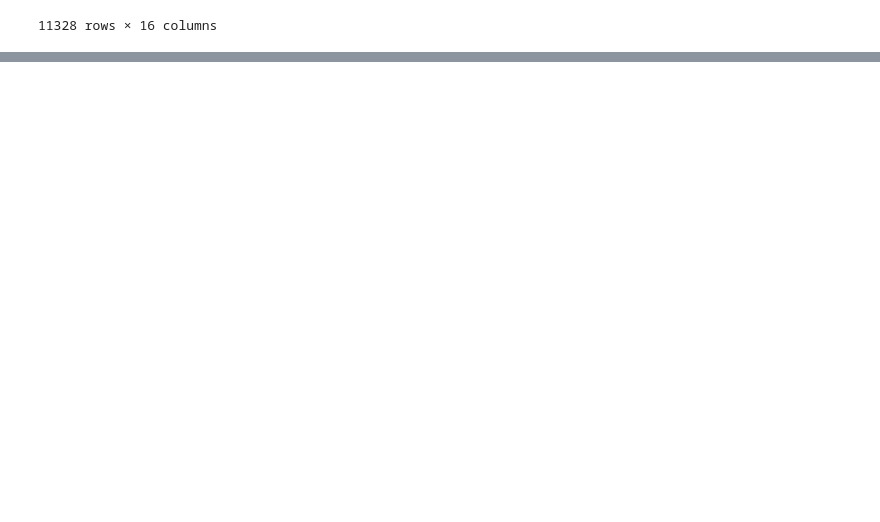
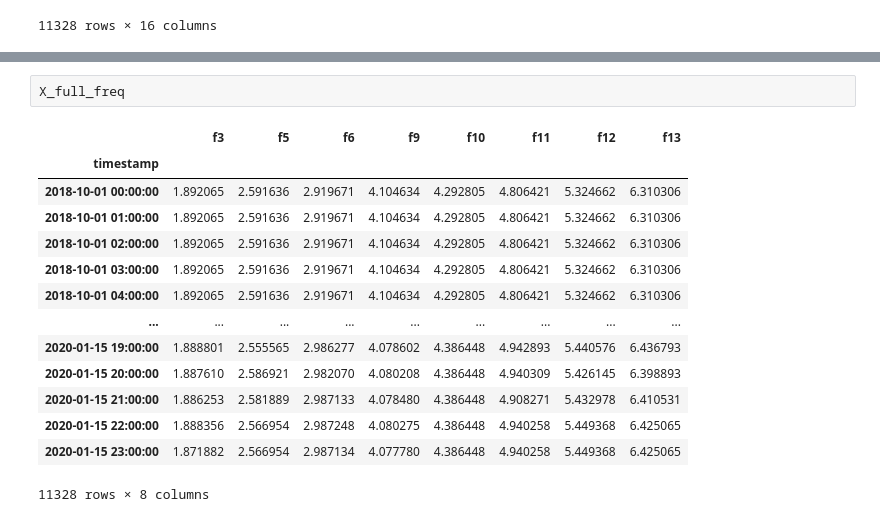
Before and after one commit to justforprogramming07-code/shm-anomaly-detection, a Jupyter notebook: nbs/02_isolation_forest.ipynb, the cells around one changed output, grey strips where cells are left out. Drawn from its saved outputs; the diff is of its cells as text; blank space fills up the shorter version.

```diff
--- a/nbs/02_isolation_forest.ipynb
+++ b/nbs/02_isolation_forest.ipynb
@@ -387,0 +215,17 @@ import nbdev; nbdev.nbdev_export()
+# %%
+X_full_freq
+# %% [output]
+|  | f3 | f5 | f6 | f9 | f10 | f11 | f12 | f13 |
+| timestamp |  |  |  |  |  |  |  |  |
+| 2018-10-01 00:00:00 | 1.892065 | 2.591636 | 2.919671 | 4.104634 | 4.292805 | 4.806421 | 5.324662 | 6.310306 |
+| 2018-10-01 01:00:00 | 1.892065 | 2.591636 | 2.919671 | 4.104634 | 4.292805 | 4.806421 | 5.324662 | 6.310306 |
+| 2018-10-01 02:00:00 | 1.892065 | 2.591636 | 2.919671 | 4.104634 | 4.292805 | 4.806421 | 5.324662 | 6.310306 |
+| 2018-10-01 03:00:00 | 1.892065 | 2.591636 | 2.919671 | 4.104634 | 4.292805 | 4.806421 | 5.324662 | 6.310306 |
+| 2018-10-01 04:00:00 | 1.892065 | 2.591636 | 2.919671 | 4.104634 | 4.292805 | 4.806421 | 5.324662 | 6.310306 |
+| ... | ... | ... | ... | ... | ... | ... | ... | ... |
+| 2020-01-15 19:00:00 | 1.888801 | 2.555565 | 2.986277 | 4.078602 | 4.386448 | 4.942893 | 5.440576 | 6.436793 |
+| 2020-01-15 20:00:00 | 1.887610 | 2.586921 | 2.982070 | 4.080208 | 4.386448 | 4.940309 | 5.426145 | 6.398893 |
+| 2020-01-15 21:00:00 | 1.886253 | 2.581889 | 2.987133 | 4.078480 | 4.386448 | 4.908271 | 5.432978 | 6.410531 |
+| 2020-01-15 22:00:00 | 1.888356 | 2.566954 | 2.987248 | 4.080275 | 4.386448 | 4.940258 | 5.449368 | 6.425065 |
+| 2020-01-15 23:00:00 | 1.871882 | 2.566954 | 2.987134 | 4.077780 | 4.386448 | 4.940258 | 5.449368 | 6.425065 |
+11328 rows × 8 columns
```
Also changed, not shown: parts of 49 cells of this notebook, 1 other file.
